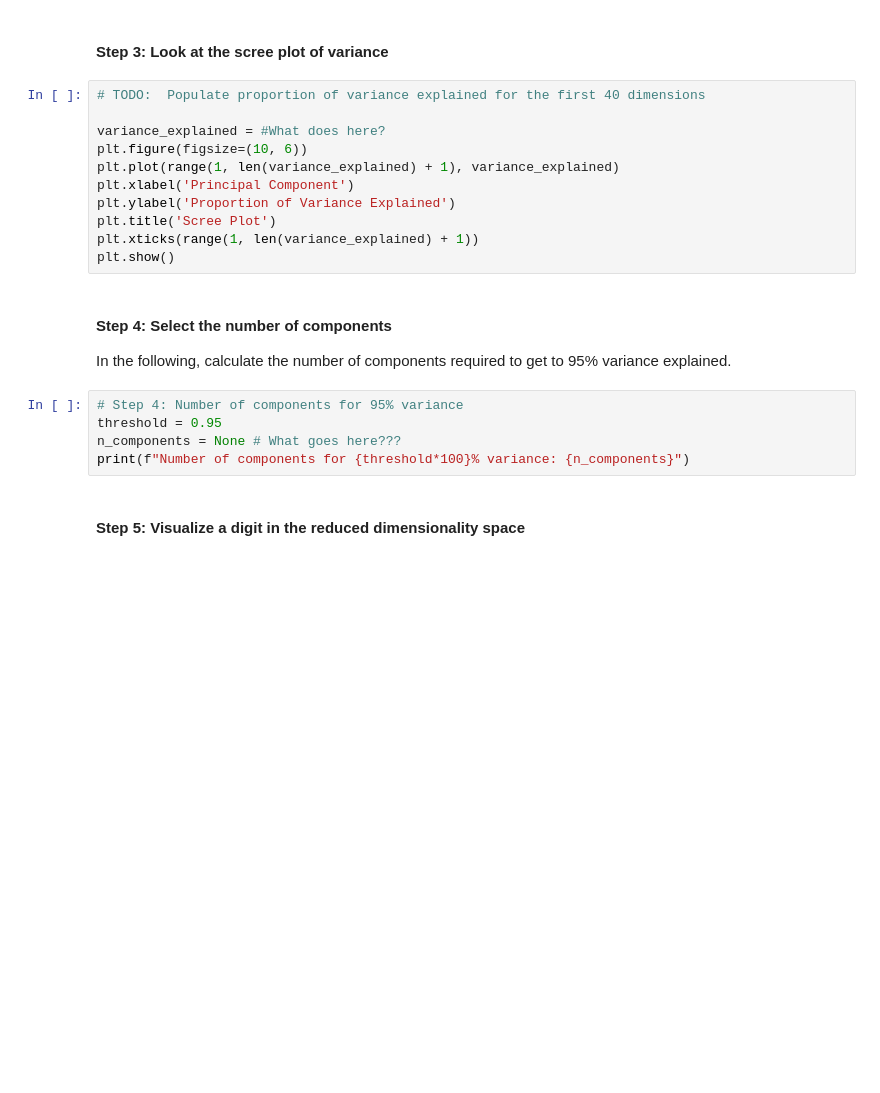
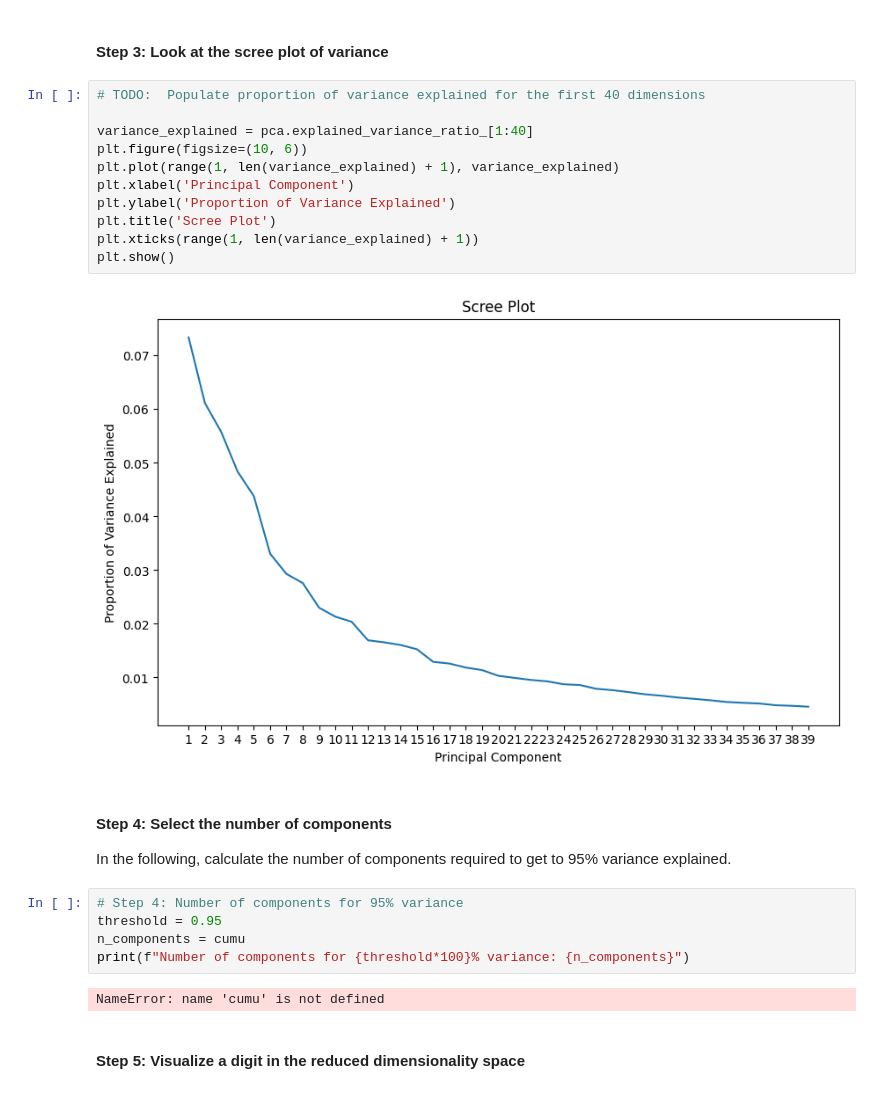
Before and after one commit to SU-IST407-SP25/student-lecture-materials-bmmunoz, a Jupyter notebook: 13-week13/lab-exercises.ipynb, the cells around one changed output. Saved outputs shown, nothing was run; the diff lists cells and outputs as text; blank space fills up the shorter version.

```diff
--- a/13-week13/lab-exercises.ipynb
+++ b/13-week13/lab-exercises.ipynb
@@ -47,14 +47,16 @@ plt.show()
 # %%
 # TODO:  Populate proportion of variance explained for the first 40 dimensions
 
-variance_explained = #What does here?
+variance_explained = pca.explained_variance_ratio_[1:40]
 plt.figure(figsize=(10, 6))
 plt.plot(range(1, len(variance_explained) + 1), variance_explained)
 plt.xlabel('Principal Component')
 plt.ylabel('Proportion of Variance Explained')
 plt.title('Scree Plot')
 plt.xticks(range(1, len(variance_explained) + 1))
 plt.show()
+# %% [output]
+[figure, added]
 # %% [markdown]
 #### Step 4: Select the number of components
 
@@ -62,8 +64,10 @@ In the following, calculate the number of components required to get to 95% vari
 # %%
 # Step 4: Number of components for 95% variance
 threshold = 0.95
-n_components = None # What goes here???
+n_components = cumu
 print(f"Number of components for {threshold*100}% variance: {n_components}")
+# %% [output]
+NameError: name 'cumu' is not defined
 # %% [markdown]
 #### Step 5: Visualize a digit in the reduced dimensionality space
 # %%
```
Also changed, not shown: parts of 3 cells of this notebook.
